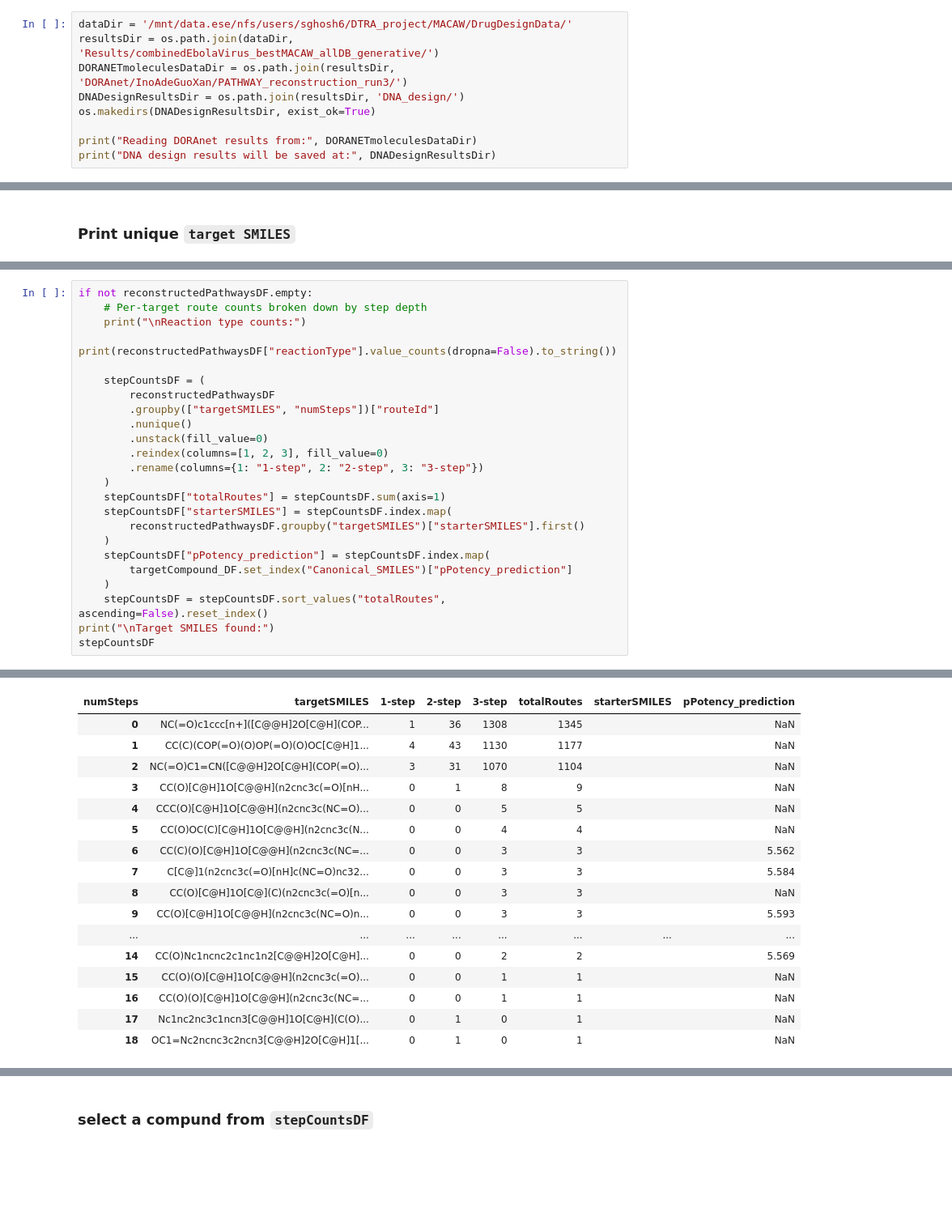
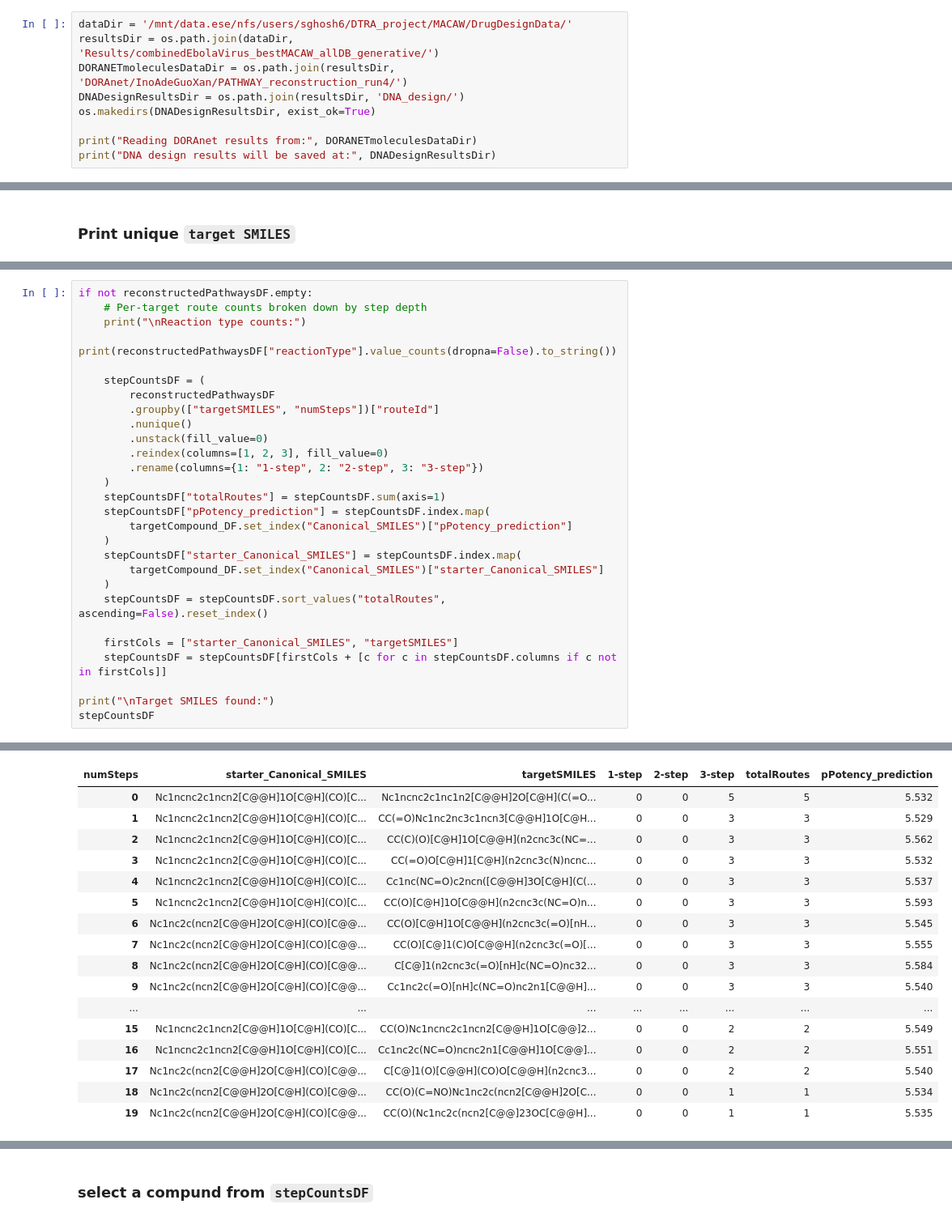
Before and after one commit to soumyadeepghosh35/DTRA_DrugDesign, a Jupyter notebook: DTRA_project_notebooks/Step10_DNA_design_pipeline_wPathwayReconstruction_OneCompound.ipynb, the cells around one changed output, grey strips where cells are left out. Shown at 81% size. Drawn from its saved outputs; the diff is of its cells as text; blank space fills up the shorter version.

```diff
--- a/DTRA_project_notebooks/Step10_DNA_design_pipeline_wPathwayReconstruction_OneCompound.ipynb
+++ b/DTRA_project_notebooks/Step10_DNA_design_pipeline_wPathwayReconstruction_OneCompound.ipynb
@@ -51,7 +51,7 @@ def canonicalizeSmiles(smiles):
 # %%
 dataDir = '/mnt/data.ese/nfs/users/sghosh6/DTRA_project/MACAW/DrugDesignData/'
 resultsDir = os.path.join(dataDir, 'Results/combinedEbolaVirus_bestMACAW_allDB_generative/')
-DORANETmoleculesDataDir = os.path.join(resultsDir, 'DORAnet/InoAdeGuoXan/PATHWAY_reconstruction_run3/')
+DORANETmoleculesDataDir = os.path.join(resultsDir, 'DORAnet/InoAdeGuoXan/PATHWAY_reconstruction_run4/')
 DNADesignResultsDir = os.path.join(resultsDir, 'DNA_design/')
 os.makedirs(DNADesignResultsDir, exist_ok=True)
 
@@ -1403,13 +892,17 @@ if not reconstructedPathwaysDF.empty:
         .rename(columns={1: "1-step", 2: "2-step", 3: "3-step"})
     )
     stepCountsDF["totalRoutes"] = stepCountsDF.sum(axis=1)
-    stepCountsDF["starterSMILES"] = stepCountsDF.index.map(
-        reconstructedPathwaysDF.groupby("targetSMILES")["starterSMILES"].first()
-    )
     stepCountsDF["pPotency_prediction"] = stepCountsDF.index.map(
         targetCompound_DF.set_index("Canonical_SMILES")["pPotency_prediction"]
     )
+    stepCountsDF["starter_Canonical_SMILES"] = stepCountsDF.index.map(
+        targetCompound_DF.set_index("Canonical_SMILES")["starter_Canonical_SMILES"]
+    )
     stepCountsDF = stepCountsDF.sort_values("totalRoutes", ascending=False).reset_index()
+
+    firstCols = ["starter_Canonical_SMILES", "targetSMILES"]
+    stepCountsDF = stepCountsDF[firstCols + [c for c in stepCountsDF.columns if c not in firstCols]]
+
 print("\nTarget SMILES found:")
 stepCountsDF
 # %% [output]
@@ -1419,22 +912,22 @@ Enzymatic    10890
 
 Target SMILES found:
-| numSteps | targetSMILES | 1-step | 2-step | 3-step | totalRoutes | starterSMILES | pPotency_prediction |
-| 0 | NC(=O)c1ccc[n+]([C@@H]2O[C@H](COP... | 1 | 36 | 1308 | 1345 |  | NaN |
-| 1 | CC(C)(COP(=O)(O)OP(=O)(O)OC[C@H]1... | 4 | 43 | 1130 | 1177 |  | NaN |
-| 2 | NC(=O)C1=CN([C@@H]2O[C@H](COP(=O)... | 3 | 31 | 1070 | 1104 |  | NaN |
-| 3 | CC(O)[C@H]1O[C@@H](n2cnc3c(=O)[nH... | 0 | 1 | 8 | 9 |  | NaN |
-| 4 | CCC(O)[C@H]1O[C@@H](n2cnc3c(NC=O)... | 0 | 0 | 5 | 5 |  | NaN |
-| 5 | CC(O)OC(C)[C@H]1O[C@@H](n2cnc3c(N... | 0 | 0 | 4 | 4 |  | NaN |
-| 6 | CC(C)(O)[C@H]1O[C@@H](n2cnc3c(NC=... | 0 | 0 | 3 | 3 |  | 5.562 |
-| 7 | C[C@]1(n2cnc3c(=O)[nH]c(NC=O)nc32... | 0 | 0 | 3 | 3 |  | 5.584 |
-| 8 | CC(O)[C@H]1O[C@](C)(n2cnc3c(=O)[n... | 0 | 0 | 3 | 3 |  | NaN |
-| 9 | CC(O)[C@H]1O[C@@H](n2cnc3c(NC=O)n... | 0 | 0 | 3 | 3 |  | 5.593 |
+| numSteps | starter_Canonical_SMILES | targetSMILES | 1-step | 2-step | 3-step | totalRoutes | pPotency_prediction |
+| 0 | Nc1ncnc2c1ncn2[C@@H]1O[C@H](CO)[C... | Nc1ncnc2c1nc1n2[C@@H]2O[C@H](C(=O... | 0 | 0 | 5 | 5 | 5.532 |
+| 1 | Nc1ncnc2c1ncn2[C@@H]1O[C@H](CO)[C... | CC(=O)Nc1nc2nc3c1ncn3[C@@H]1O[C@H... | 0 | 0 | 3 | 3 | 5.529 |
+| 2 | Nc1ncnc2c1ncn2[C@@H]1O[C@H](CO)[C... | CC(C)(O)[C@H]1O[C@@H](n2cnc3c(NC=... | 0 | 0 | 3 | 3 | 5.562 |
+| 3 | Nc1ncnc2c1ncn2[C@@H]1O[C@H](CO)[C... | CC(=O)O[C@H]1[C@H](n2cnc3c(N)ncnc... | 0 | 0 | 3 | 3 | 5.532 |
+| 4 | Nc1ncnc2c1ncn2[C@@H]1O[C@H](CO)[C... | Cc1nc(NC=O)c2ncn([C@@H]3O[C@H](C(... | 0 | 0 | 3 | 3 | 5.537 |
+| 5 | Nc1ncnc2c1ncn2[C@@H]1O[C@H](CO)[C... | CC(O)[C@H]1O[C@@H](n2cnc3c(NC=O)n... | 0 | 0 | 3 | 3 | 5.593 |
+| 6 | Nc1nc2c(ncn2[C@@H]2O[C@H](CO)[C@@... | CC(O)[C@H]1O[C@@H](n2cnc3c(=O)[nH... | 0 | 0 | 3 | 3 | 5.545 |
+| 7 | Nc1nc2c(ncn2[C@@H]2O[C@H](CO)[C@@... | CC(O)[C@]1(C)O[C@@H](n2cnc3c(=O)[... | 0 | 0 | 3 | 3 | 5.555 |
+| 8 | Nc1nc2c(ncn2[C@@H]2O[C@H](CO)[C@@... | C[C@]1(n2cnc3c(=O)[nH]c(NC=O)nc32... | 0 | 0 | 3 | 3 | 5.584 |
+| 9 | Nc1nc2c(ncn2[C@@H]2O[C@H](CO)[C@@... | Cc1nc2c(=O)[nH]c(NC=O)nc2n1[C@@H]... | 0 | 0 | 3 | 3 | 5.540 |
 | ... | ... | ... | ... | ... | ... | ... | ... |
-| 14 | CC(O)Nc1ncnc2c1nc1n2[C@@H]2O[C@H]... | 0 | 0 | 2 | 2 |  | 5.569 |
-| 15 | CC(O)(O)[C@H]1O[C@@H](n2cnc3c(=O)... | 0 | 0 | 1 | 1 |  | NaN |
-| 16 | CC(O)(O)[C@H]1O[C@@H](n2cnc3c(NC=... | 0 | 0 | 1 | 1 |  | NaN |
-| 17 | Nc1nc2nc3c1ncn3[C@@H]1O[C@H](C(O)... | 0 | 1 | 0 | 1 |  | NaN |
-| 18 | OC1=Nc2ncnc3c2ncn3[C@@H]2O[C@H]1[... | 0 | 1 | 0 | 1 |  | NaN |
+| 15 | Nc1ncnc2c1ncn2[C@@H]1O[C@H](CO)[C... | CC(O)Nc1ncnc2c1ncn2[C@@H]1O[C@@]2... | 0 | 0 | 2 | 2 | 5.549 |
+| 16 | Nc1ncnc2c1ncn2[C@@H]1O[C@H](CO)[C... | Cc1nc2c(NC=O)ncnc2n1[C@@H]1O[C@@]... | 0 | 0 | 2 | 2 | 5.551 |
+| 17 | Nc1nc2c(ncn2[C@@H]2O[C@H](CO)[C@@... | C[C@]1(O)[C@@H](CO)O[C@@H](n2cnc3... | 0 | 0 | 2 | 2 | 5.540 |
+| 18 | Nc1nc2c(ncn2[C@@H]2O[C@H](CO)[C@@... | CC(O)(C=NO)Nc1nc2c(ncn2[C@@H]2O[C... | 0 | 0 | 1 | 1 | 5.534 |
+| 19 | Nc1nc2c(ncn2[C@@H]2O[C@H](CO)[C@@... | CC(O)(Nc1nc2c(ncn2[C@@]23OC[C@@H]... | 0 | 0 | 1 | 1 | 5.535 |
 # %%
 # CONFIG
 molsPerRow  = 3
```
Also changed, not shown: parts of 68 cells of this notebook, 2 other files.
